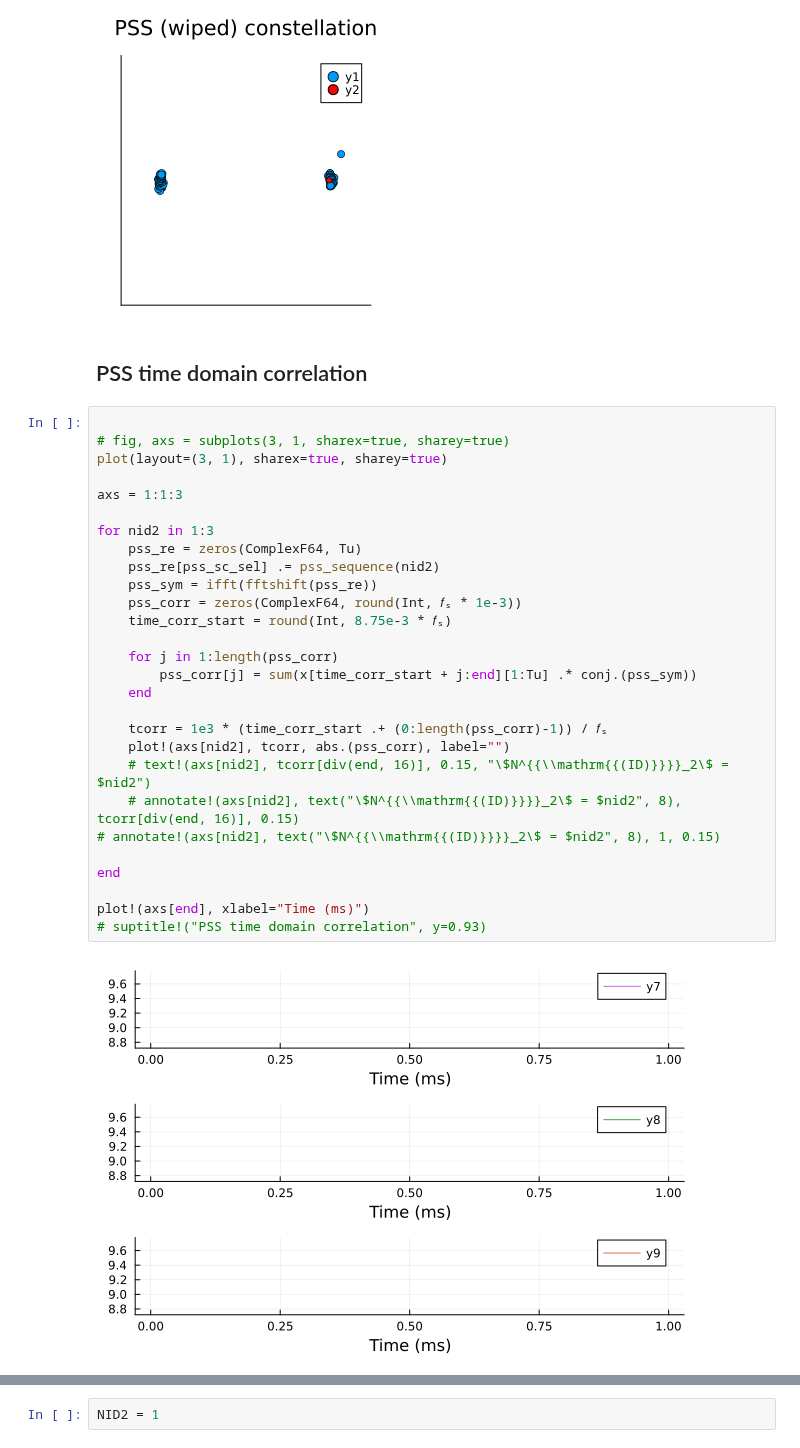
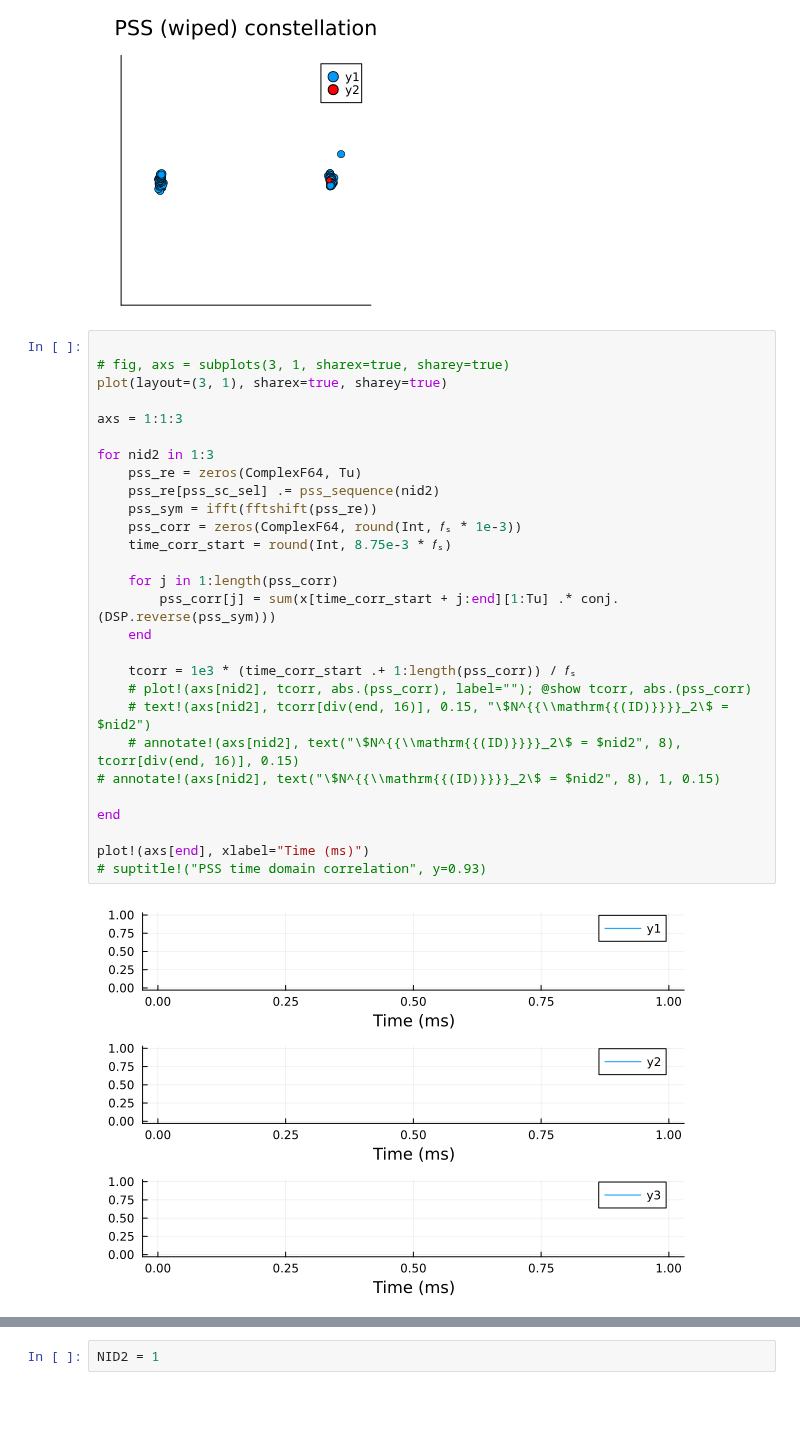
Before and after one commit to setrar/DigiCom, a Jupyter notebook: Labs/TP2/julia/daniestevez/5G NR downlink.jl.ipynb, the cells around one changed output, grey strips where cells are left out. Saved outputs shown, nothing was run; the diff lists cells and outputs as text; blank space fills up the shorter version.

```diff
--- a/Labs/TP2/julia/daniestevez/5G NR downlink.jl.ipynb
+++ b/Labs/TP2/julia/daniestevez/5G NR downlink.jl.ipynb
@@ -240,35 +238,33 @@ pss_sym_demod_wipe = float(pss_sym_demod) .* pss_sequence(1);
 constellation_plot(pss_sym_demod_wipe, title="PSS (wiped) constellation", ref="pilot")
 # %% [output]
 [figure]
-# %% [markdown]
-## PSS time domain correlation
 # %%
 
 # fig, axs = subplots(3, 1, sharex=true, sharey=true)
 plot(layout=(3, 1), sharex=true, sharey=true)
 
 axs = 1:1:3
 
 for nid2 in 1:3
     pss_re = zeros(ComplexF64, Tu)
     pss_re[pss_sc_sel] .= pss_sequence(nid2)
     pss_sym = ifft(fftshift(pss_re))
     pss_corr = zeros(ComplexF64, round(Int, 𝑓ₛ * 1e-3))
     time_corr_start = round(Int, 8.75e-3 * 𝑓ₛ)
 
     for j in 1:length(pss_corr)
-        pss_corr[j] = sum(x[time_corr_start + j:end][1:Tu] .* conj.(pss_sym))
+        pss_corr[j] = sum(x[time_corr_start + j:end][1:Tu] .* conj.(DSP.reverse(pss_sym)))
     end
 
-    tcorr = 1e3 * (time_corr_start .+ (0:length(pss_corr)-1)) / 𝑓ₛ
-    plot!(axs[nid2], tcorr, abs.(pss_corr), label="")
+    tcorr = 1e3 * (time_corr_start .+ 1:length(pss_corr)) / 𝑓ₛ
+    # plot!(axs[nid2], tcorr, abs.(pss_corr), label=""); @show tcorr, abs.(pss_corr)
     # text!(axs[nid2], tcorr[div(end, 16)], 0.15, "\$N^{{\\mathrm{{(ID)}}}}_2\$ = $nid2")
     # annotate!(axs[nid2], text("\$N^{{\\mathrm{{(ID)}}}}_2\$ = $nid2", 8), tcorr[div(end, 16)], 0.15)
 # annotate!(axs[nid2], text("\$N^{{\\mathrm{{(ID)}}}}_2\$ = $nid2", 8), 1, 0.15)
 
 end
 
 plot!(axs[end], xlabel="Time (ms)")
 # suptitle!("PSS time domain correlation", y=0.93)
 # %% [output]
-[figure, old version]
+[figure, new version]
```
Also changed, not shown: parts of 7 cells of this notebook, 1 other file.
